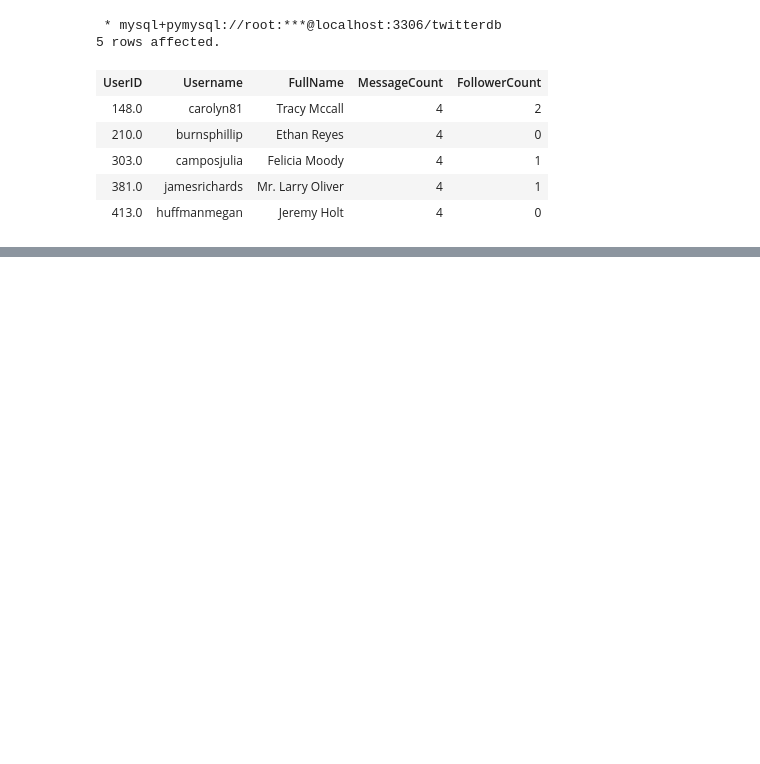
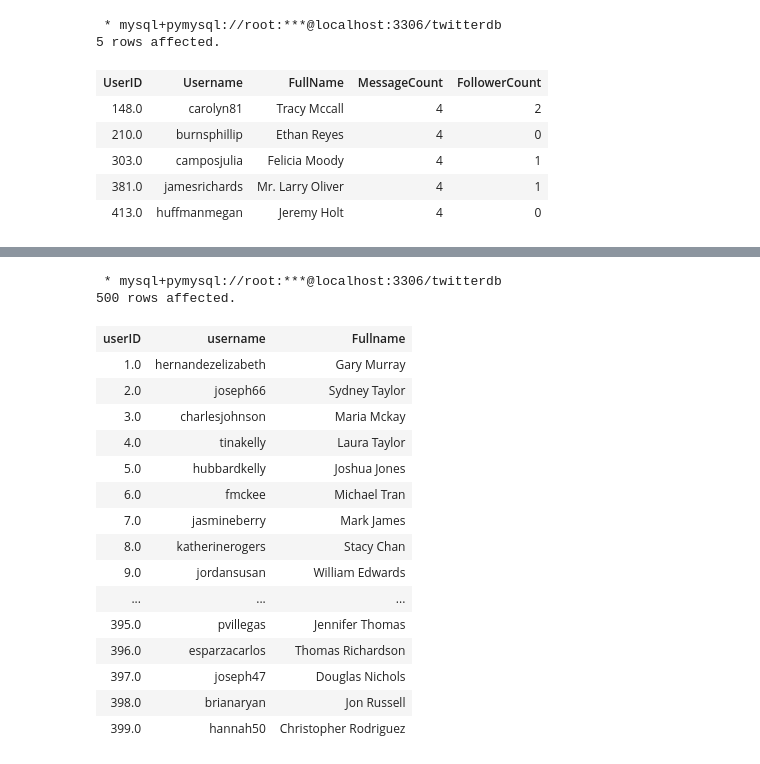
Before and after one commit to Ronald116/Data-Analysis-Projects, a Jupyter notebook: SQL/twitter_project/solution_analysis.ipynb, the cells around one changed output, grey strips where cells are left out. Drawn from its saved outputs; the diff is of its cells as text; code cells hidden in the pictures; blank space fills up the shorter version.

```diff
--- a/SQL/twitter_project/solution_analysis.ipynb
+++ b/SQL/twitter_project/solution_analysis.ipynb
@@ -422,0 +469,42 @@ LIMIT 5;
+# %%
+%%sql
+
+SELECT
+    u.userID, u.username, u.Fullname
+FROM
+    users u
+WHERE NOT EXISTS
+    (
+        SELECT dm.SenderID
+        FROM directmessages dm
+        WHERE dm.SenderID = u.UserID AND
+        dm.`Timestamp` >= NOW() - INTERVAL 30 DAY AND
+        dm.`Timestamp` <= NOW()
+    )
+AND NOT EXISTS
+    (
+        SELECT t.UserID
+        FROM tweets t
+        WHERE t.userID = u.UserID AND
+        t.`Timestamp` >= NOW() - INTERVAL 30 DAY AND
+        t.`Timestamp` <= NOW()
+    );
+# %% [output]
+ * mysql+pymysql://root:***@localhost:3306/twitterdb
+500 rows affected.
+| userID | username | Fullname |
+| 1.0 | hernandezelizabeth | Gary Murray |
+| 2.0 | joseph66 | Sydney Taylor |
+| 3.0 | charlesjohnson | Maria Mckay |
+| 4.0 | tinakelly | Laura Taylor |
+| 5.0 | hubbardkelly | Joshua Jones |
+| 6.0 | fmckee | Michael Tran |
+| 7.0 | jasmineberry | Mark James |
+| 8.0 | katherinerogers | Stacy Chan |
+| 9.0 | jordansusan | William Edwards |
+| ... | ... | ... |
+| 395.0 | pvillegas | Jennifer Thomas |
+| 396.0 | esparzacarlos | Thomas Richardson |
+| 397.0 | joseph47 | Douglas Nichols |
+| 398.0 | brianaryan | Jon Russell |
+| 399.0 | hannah50 | Christopher Rodriguez |
```
Also changed, not shown: parts of 3 cells of this notebook.
